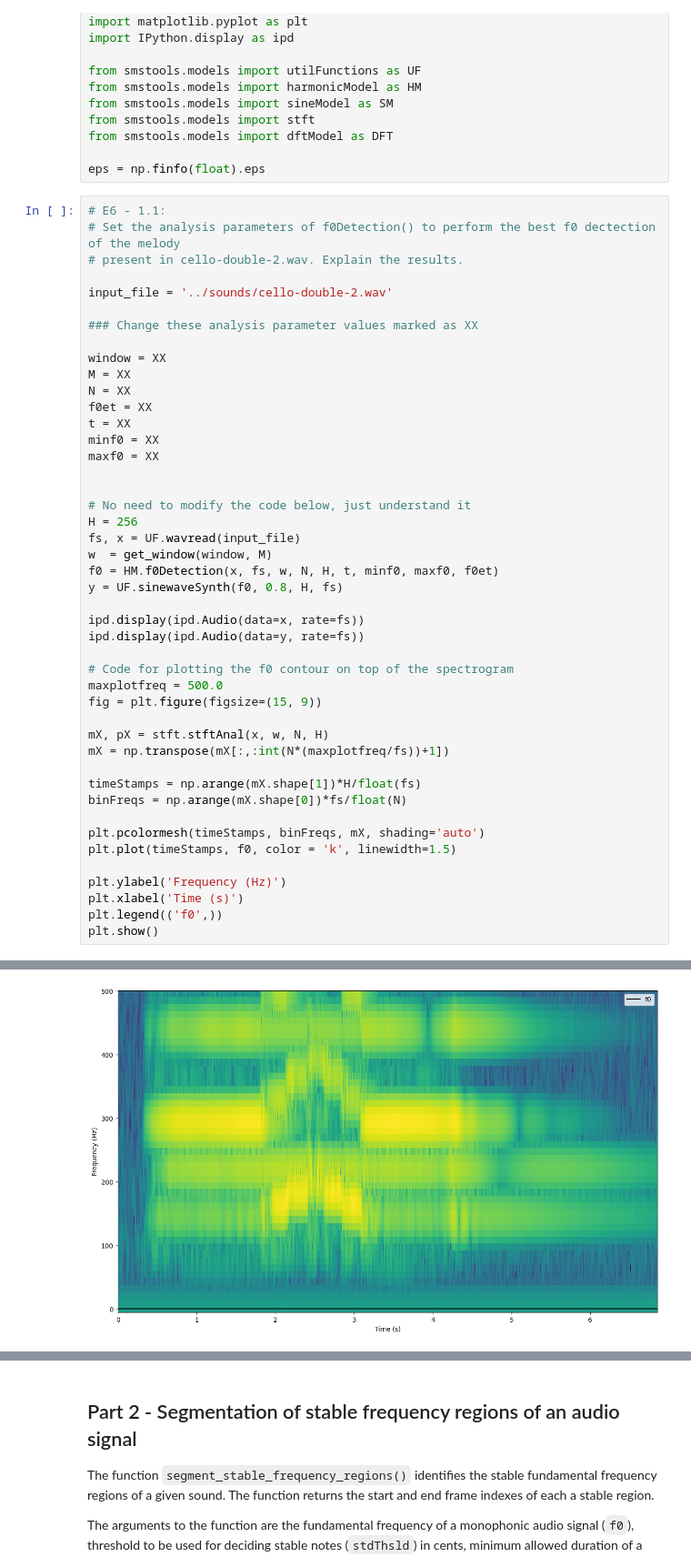
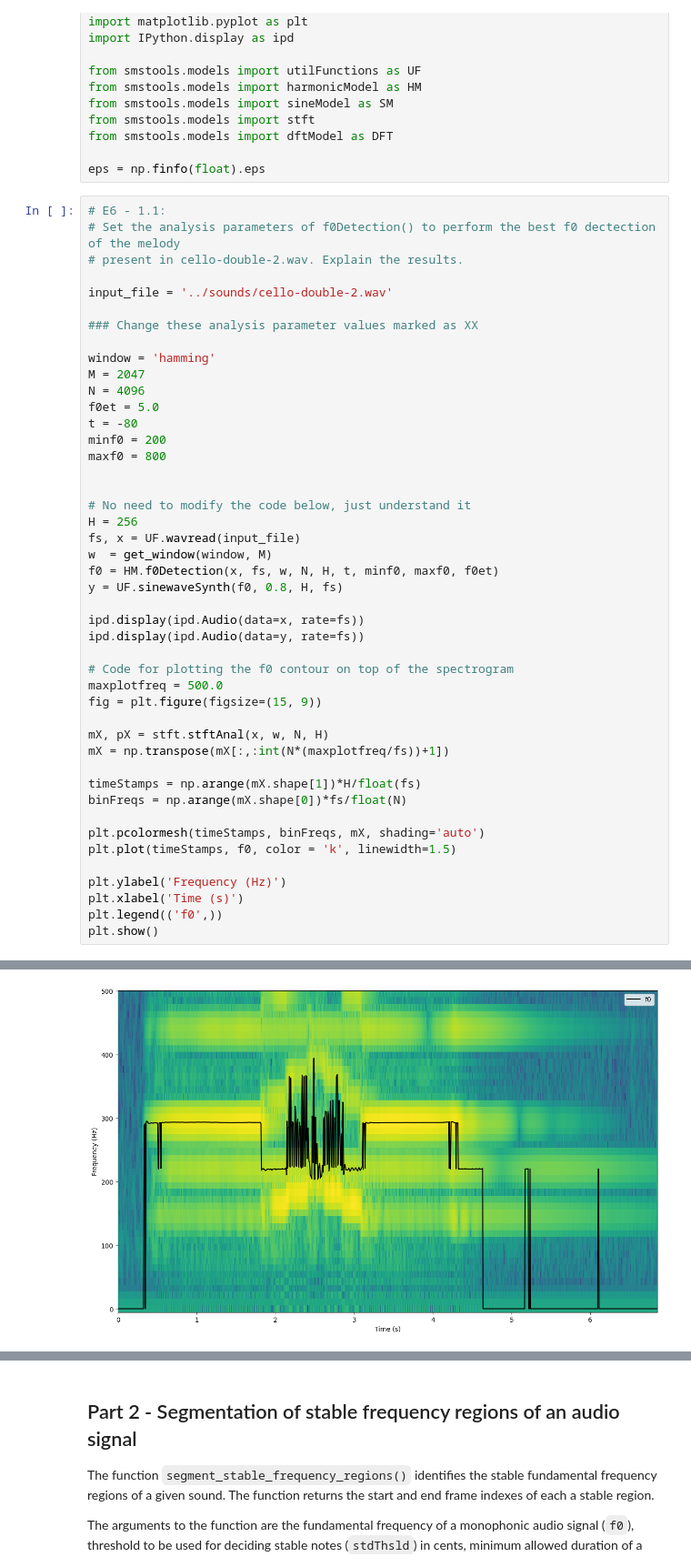
Before and after one commit to MarcosAmador335/sms-tools-materials, a Jupyter notebook: exercises/E6-Harmonic-model.ipynb, the cells around one changed output, grey strips where cells are left out. Shown at 91% size. Cells and saved outputs as stored; diff of their text form.

```diff
--- a/exercises/E6-Harmonic-model.ipynb
+++ b/exercises/E6-Harmonic-model.ipynb
@@ -97,43 +97,43 @@ input_file = '../sounds/cello-double-2.wav'
 
 ### Change these analysis parameter values marked as XX
 
-window = XX
-M = XX
-N = XX
-f0et = XX
-t = XX
-minf0 = XX
-maxf0 = XX
+window = 'hamming'
+M = 2047
+N = 4096
+f0et = 5.0
+t = -80
+minf0 = 200
+maxf0 = 800
 
 
 # No need to modify the code below, just understand it
 H = 256
 fs, x = UF.wavread(input_file)
 w  = get_window(window, M)
 f0 = HM.f0Detection(x, fs, w, N, H, t, minf0, maxf0, f0et)
 y = UF.sinewaveSynth(f0, 0.8, H, fs)
 
 ipd.display(ipd.Audio(data=x, rate=fs))
 ipd.display(ipd.Audio(data=y, rate=fs))
 
 # Code for plotting the f0 contour on top of the spectrogram
 maxplotfreq = 500.0
 fig = plt.figure(figsize=(15, 9))
 
 mX, pX = stft.stftAnal(x, w, N, H)
 mX = np.transpose(mX[:,:int(N*(maxplotfreq/fs))+1])
 
 timeStamps = np.arange(mX.shape[1])*H/float(fs)
 binFreqs = np.arange(mX.shape[0])*fs/float(N)
 
 plt.pcolormesh(timeStamps, binFreqs, mX, shading='auto')
 plt.plot(timeStamps, f0, color = 'k', linewidth=1.5)
 
 plt.ylabel('Frequency (Hz)')
 plt.xlabel('Time (s)')
 plt.legend(('f0',))
 plt.show()
 # %% [output]
 [interactive output not drawn]
 [interactive output not drawn]
-[figure, old version]
+[figure, new version]
```
Also changed, not shown: parts of 15 cells of this notebook.
